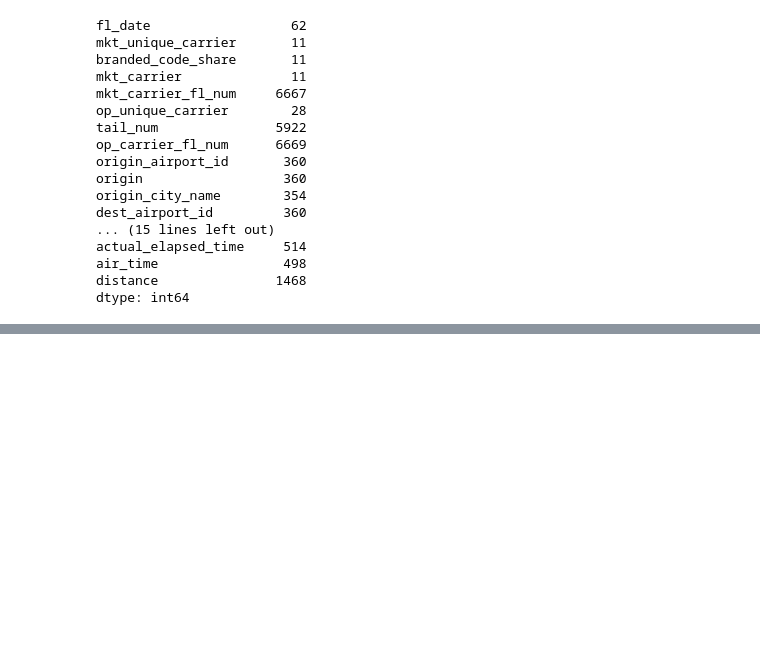
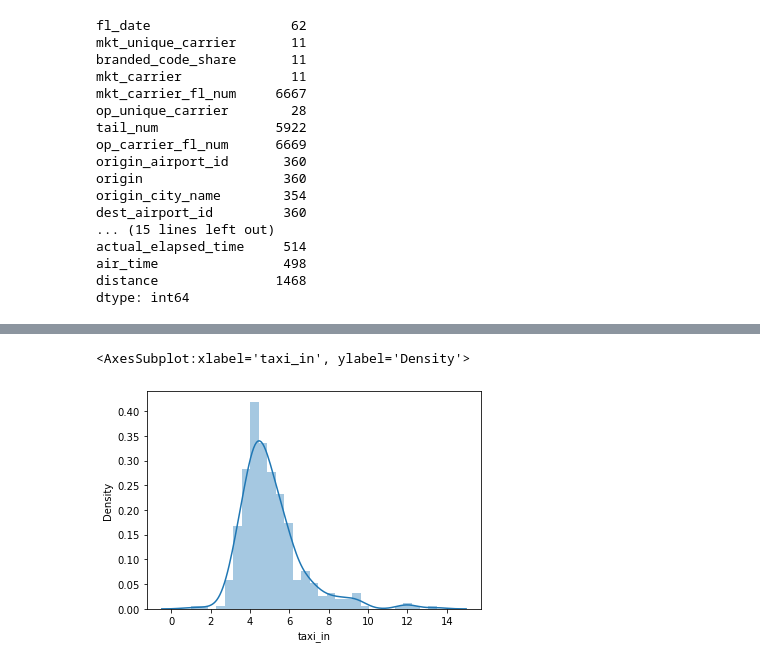
Before and after one commit to Graham-Broughton/flight_delay, a Jupyter notebook: EDA_and_preprocessing/Visualization Workbook.ipynb, the cells around one changed output, grey strips where cells are left out. Cells and saved outputs as stored; diff of their text form; code cells hidden in the pictures; blank space fills up the shorter version.

```diff
--- a/EDA_and_preprocessing/Visualization Workbook.ipynb
+++ b/EDA_and_preprocessing/Visualization Workbook.ipynb
@@ -85,0 +99,5 @@ dtype: int64
+# %%
+sn.distplot(taxiin['taxi_in'])
+# %% [output]
+<AxesSubplot:xlabel='taxi_in', ylabel='Density'>
+[figure, added]
```
Also changed, not shown: parts of 19 cells of this notebook, 5 other files.
